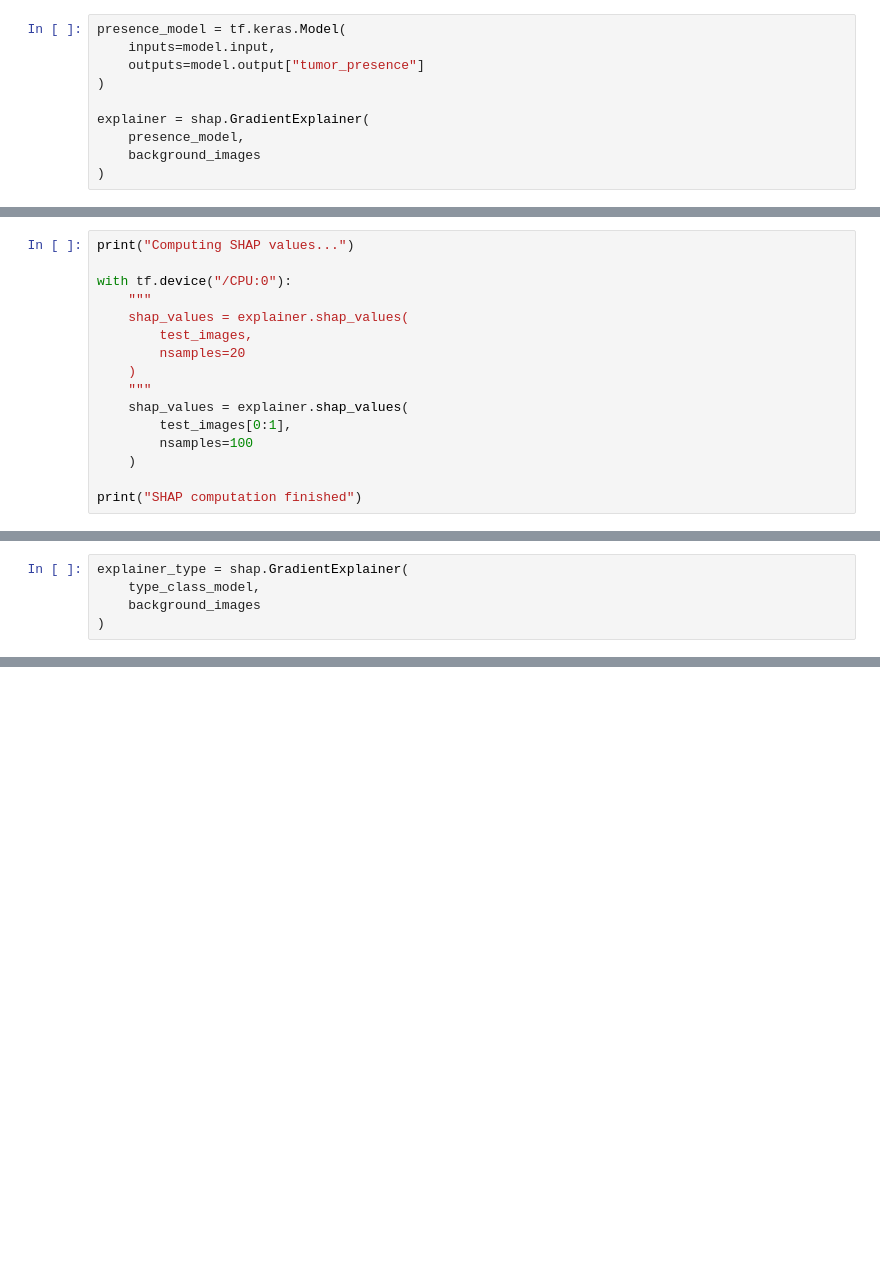
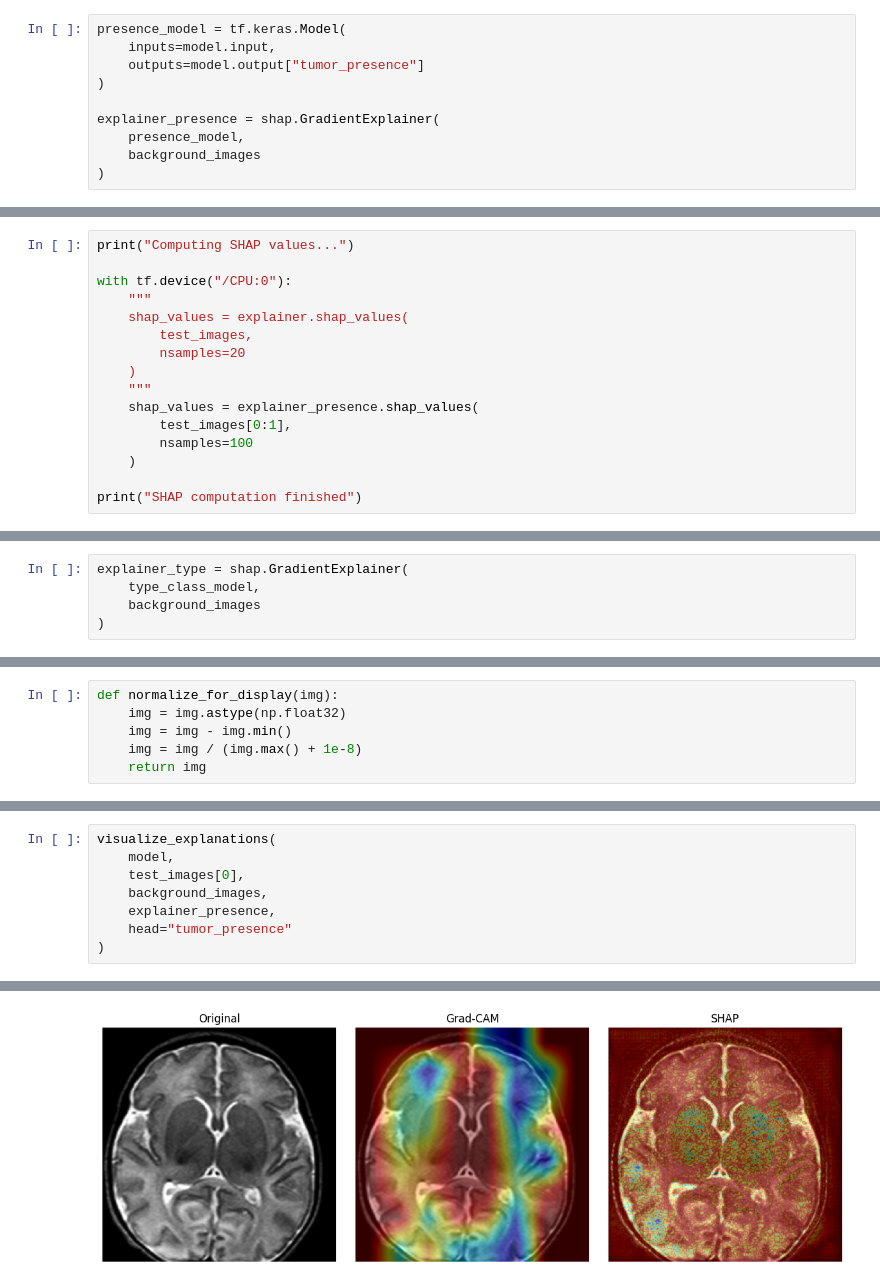
Before and after one commit to Jeremy-Duval-PhD/Brain_Tumor_MRI_Dataset, a Jupyter notebook: notebooks/Modeling.ipynb, the cells around one changed output, grey strips where cells are left out. Cells and saved outputs as stored; diff of their text form; blank space fills up the shorter version.

Commit message:
Gathered original, grad-cam and shap images

```diff
--- a/notebooks/Modeling.ipynb
+++ b/notebooks/Modeling.ipynb
@@ -1765,7 +1770,7 @@ presence_model = tf.keras.Model(
     outputs=model.output["tumor_presence"]
 )
 
-explainer = shap.GradientExplainer(
+explainer_presence = shap.GradientExplainer(
     presence_model,
     background_images
 )
@@ -1781,7 +1786,7 @@ with tf.device("/CPU:0"):
         nsamples=20
     )
     """
-    shap_values = explainer.shap_values(
+    shap_values = explainer_presence.shap_values(
         test_images[0:1],
         nsamples=100
     )
@@ -1877,0 +1875,6 @@ std: 0.10297968066212335
+# %%
+def normalize_for_display(img):
+    img = img.astype(np.float32)
+    img = img - img.min()
+    img = img / (img.max() + 1e-8)
+    return img
@@ -1877,0 +1963,9 @@ std: 0.10297968066212335
+# %%
+visualize_explanations(
+    model,
+    test_images[0],
+    background_images,
+    explainer_presence,
+    head="tumor_presence"
+)
+# %% [output]
@@ -1877,0 +1978 @@ std: 0.10297968066212335
+[figure, added]
```
Also changed, not shown: parts of 16 cells of this notebook, 1 other file.
